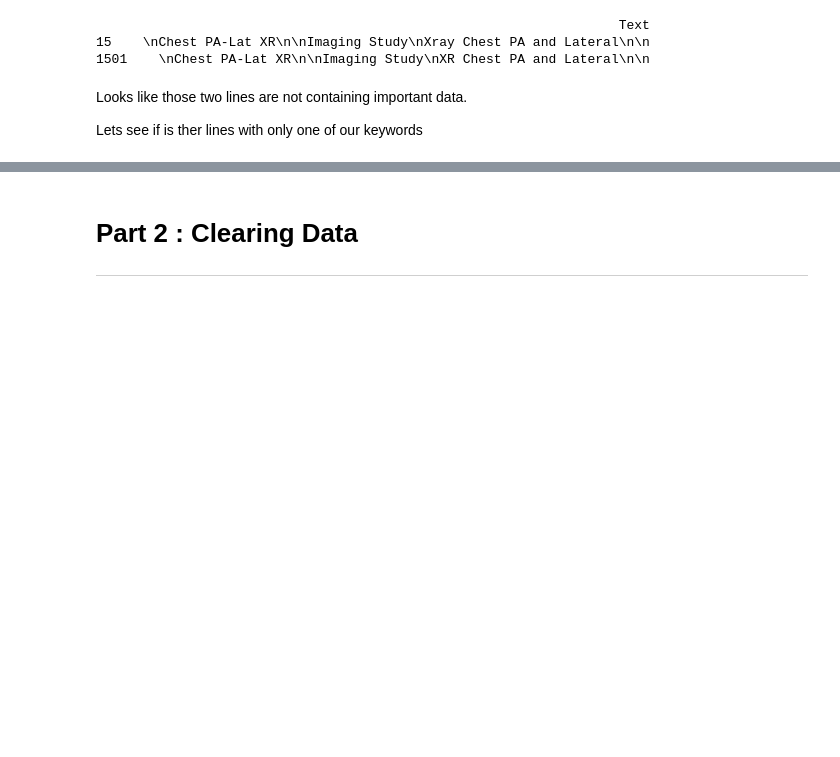
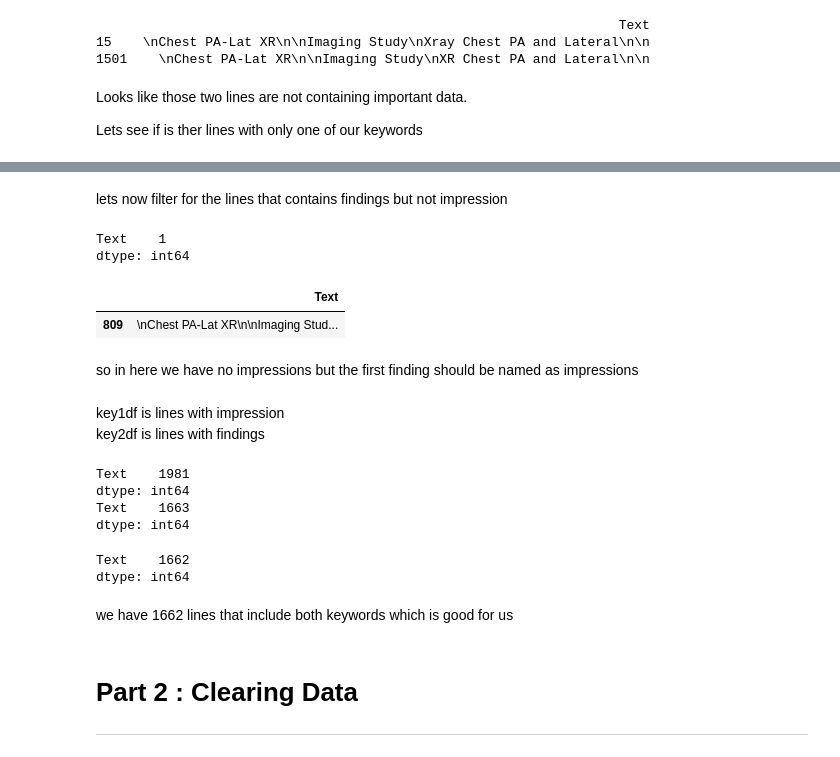
Before and after one commit to onuralpArsln/dataPrepWithPandas, a Jupyter notebook: pandasData.ipynb, the cells around one changed output, grey strips where cells are left out. Drawn from its saved outputs; the diff is of its cells as text; code cells hidden in the pictures; blank space fills up the shorter version.

```diff
--- a/pandasData.ipynb
+++ b/pandasData.ipynb
@@ -148,3 +148,40 @@ turns out line with only  findings is a typo where it also should be  impression
+# %% [markdown]
+lets now filter for the lines that contains findings but not impression
+# %%
+#apply mask that looks for keyword2 findings
+key2df=dataFrame[mask_keyword2]
+
+# reverse mask that looks for keyword1 impression
+nokey1=~mask_keyword1
+
+print(key2df[nokey1].count())
+# when you apply no findigs on impression df you get one results
+key2df[nokey1].head(10)
+# %% [output]
+Text    1
+dtype: int64
+|  | Text |
+| 809 | \nChest PA-Lat XR\n\nImaging Stud... |
+# %% [markdown]
+so in here we have no impressions but the first finding should be named as impressions
+# %% [markdown]
+key1df is lines with impression
+key2df is lines with findings
+# %%
+print(key1df.count())
+print(key2df.count())
+# %% [output]
+Text    1981
+dtype: int64
+Text    1663
+dtype: int64
+# %%
+print(key1df[mask_keyword2].count())
+# %% [output]
+Text    1662
+dtype: int64
+# %% [markdown]
+we have 1662 lines that include both keywords which is good for us
 # %% [markdown]
 # Part 2 : Clearing Data
 -----------
```
Also changed, not shown: parts of 11 cells of this notebook.
